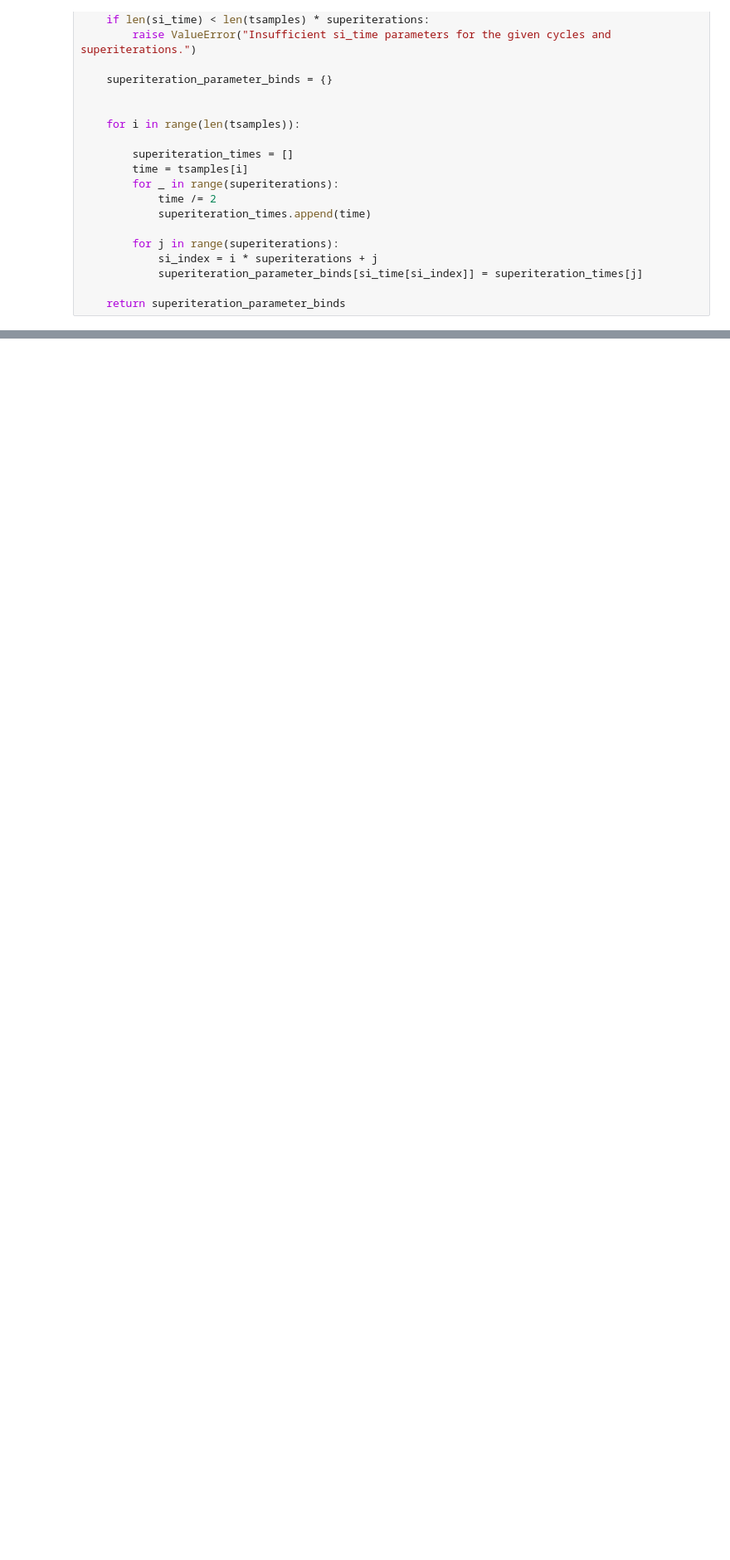
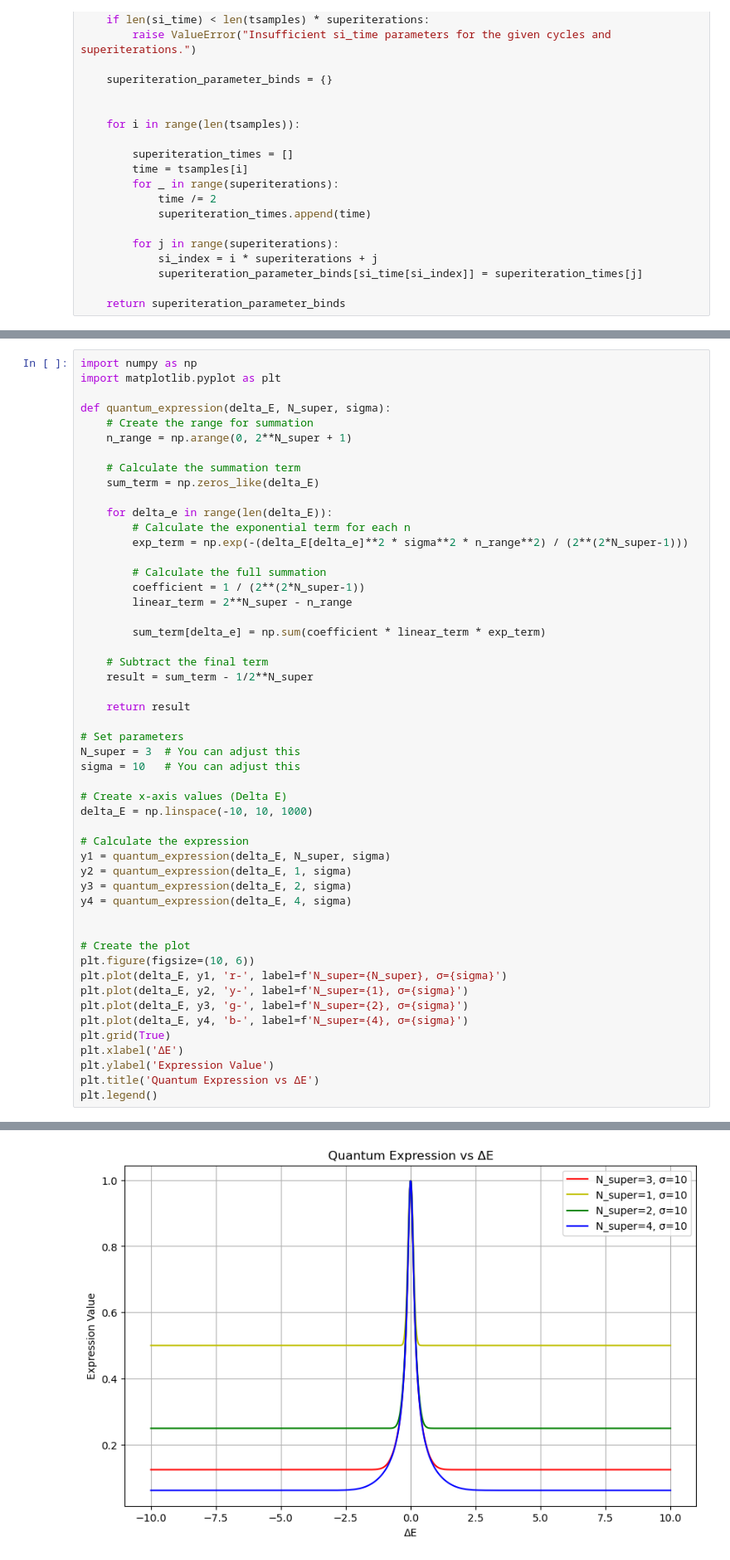
Before and after one commit to OnatAyldz/rodeo_algorithm_frib, a Jupyter notebook: superiterationsautomated.ipynb, the cells around one changed output, grey strips where cells are left out. Shown at 83% size. Drawn from its saved outputs; the diff is of its cells as text; blank space fills up the shorter version.

```diff
--- a/superiterationsautomated.ipynb
+++ b/superiterationsautomated.ipynb
@@ -335,0 +336,52 @@ plt.show()
+# %%
+import numpy as np
+import matplotlib.pyplot as plt
+
+def quantum_expression(delta_E, N_super, sigma):
+    # Create the range for summation
+    n_range = np.arange(0, 2**N_super + 1)
+
+    # Calculate the summation term
+    sum_term = np.zeros_like(delta_E)
+
+    for delta_e in range(len(delta_E)):
+        # Calculate the exponential term for each n
+        exp_term = np.exp(-(delta_E[delta_e]**2 * sigma**2 * n_range**2) / (2**(2*N_super-1)))
+
+        # Calculate the full summation
+        coefficient = 1 / (2**(2*N_super-1))
+        linear_term = 2**N_super - n_range
+
+        sum_term[delta_e] = np.sum(coefficient * linear_term * exp_term)
+
+    # Subtract the final term
+    result = sum_term - 1/2**N_super
+
+    return result
+
+# Set parameters
+N_super = 3  # You can adjust this
+sigma = 10   # You can adjust this
+
+# Create x-axis values (Delta E)
+delta_E = np.linspace(-10, 10, 1000)
+
+# Calculate the expression
+y1 = quantum_expression(delta_E, N_super, sigma)
+y2 = quantum_expression(delta_E, 1, sigma)
+y3 = quantum_expression(delta_E, 2, sigma)
+y4 = quantum_expression(delta_E, 4, sigma)
+
+
+# Create the plot
+plt.figure(figsize=(10, 6))
+plt.plot(delta_E, y1, 'r-', label=f'N_super={N_super}, σ={sigma}')
+plt.plot(delta_E, y2, 'y-', label=f'N_super={1}, σ={sigma}')
+plt.plot(delta_E, y3, 'g-', label=f'N_super={2}, σ={sigma}')
+plt.plot(delta_E, y4, 'b-', label=f'N_super={4}, σ={sigma}')
+plt.grid(True)
+plt.xlabel('ΔE')
+plt.ylabel('Expression Value')
+plt.title('Quantum Expression vs ΔE')
+plt.legend()
+# %% [output]
@@ -335,0 +389 @@ plt.show()
+[figure, added]
```
Also changed, not shown: parts of 3 cells of this notebook, 1 other file.
